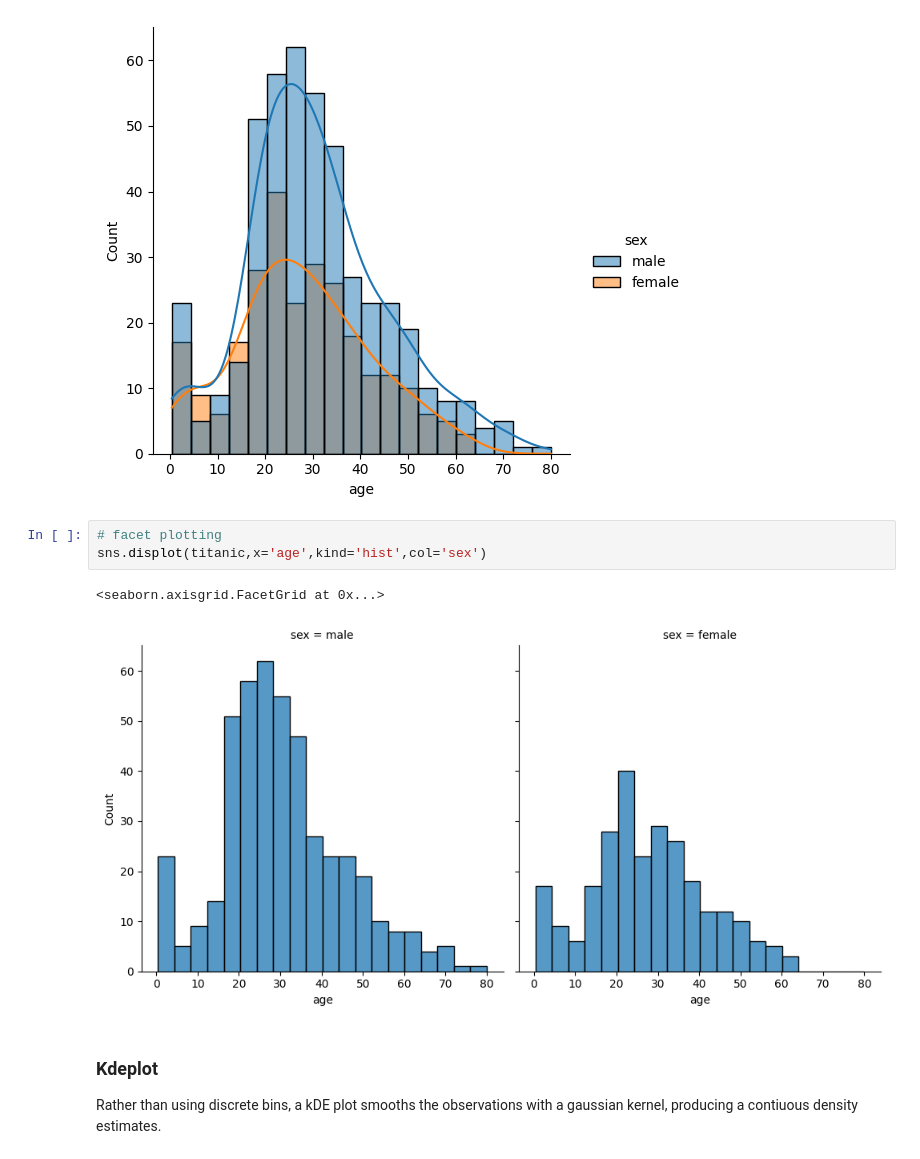
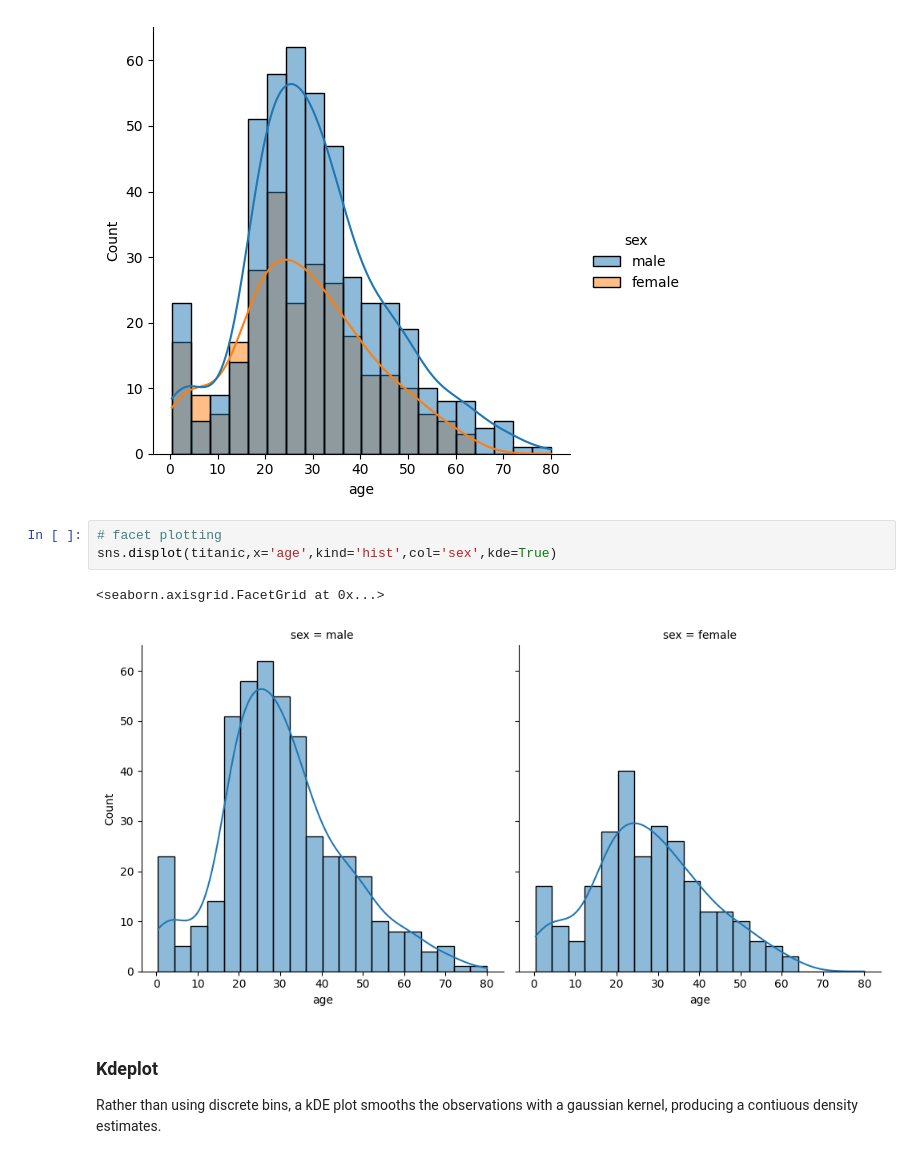
Before and after one commit to utkarshchouhan-dev/Python-Libraries, a Jupyter notebook: Seaborn/seaborn1.ipynb, the cells around one changed output. Cells and saved outputs as stored; diff of their text form.

```diff
--- a/Seaborn/seaborn1.ipynb
+++ b/Seaborn/seaborn1.ipynb
@@ -189,10 +199,10 @@ sns.displot(titanic,x='age',kind='hist',hue='sex',kde=True)
 [figure]
 # %%
 # facet plotting
-sns.displot(titanic,x='age',kind='hist',col='sex')
+sns.displot(titanic,x='age',kind='hist',col='sex',kde=True)
 # %% [output]
 <seaborn.axisgrid.FacetGrid at 0x...>
-[figure, old version]
+[figure, new version]
 # %% [markdown]
 ### Kdeplot
 
```
Also changed, not shown: parts of 27 cells of this notebook.
